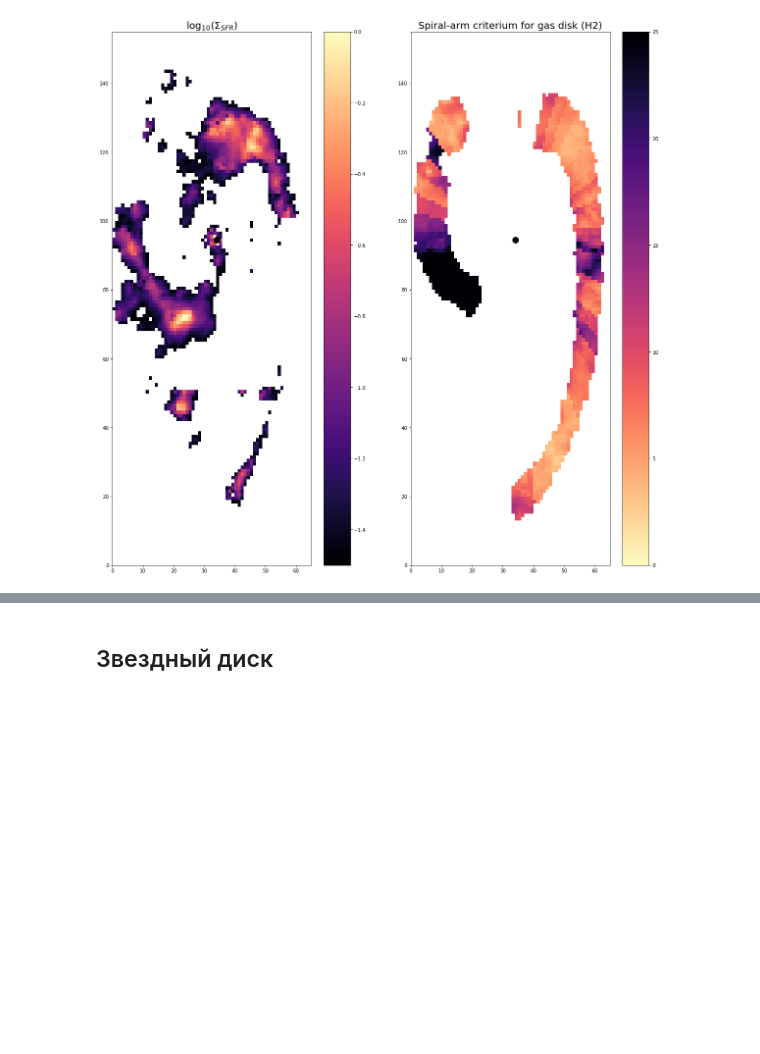
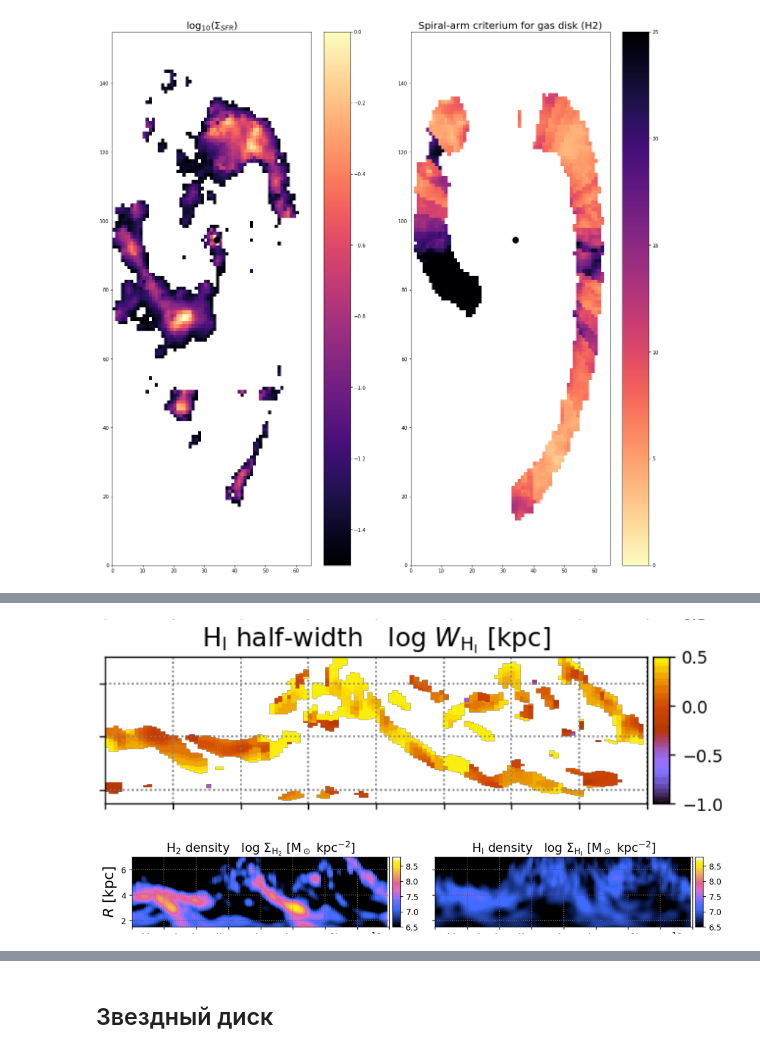
Before and after one commit to ValerieKostiuk/Course-work, a Jupyter notebook: NGC3627/spiral_arm_instability.ipynb, the cells around one changed output, grey strips where cells are left out. Drawn from its saved outputs; the diff is of its cells as text; code cells hidden in the pictures; blank space fills up the shorter version.

Commit message:
create half-wigth map for gas and count again the criterium

```diff
--- a/NGC3627/spiral_arm_instability.ipynb
+++ b/NGC3627/spiral_arm_instability.ipynb
@@ -433,0 +470,9 @@ Text(0.5, 1.0, 'Spiral-arm criterium for gas disk (H2)')
+# %%
+Image('./images/half-width.png',format='png')
+# %% [output]
+[figure, added]
+# %%
+
+Image('./images/peak_densities.png',format='png')
+# %% [output]
+[figure, added]
```
Also changed, not shown: parts of 9 cells of this notebook, 5 other files.
